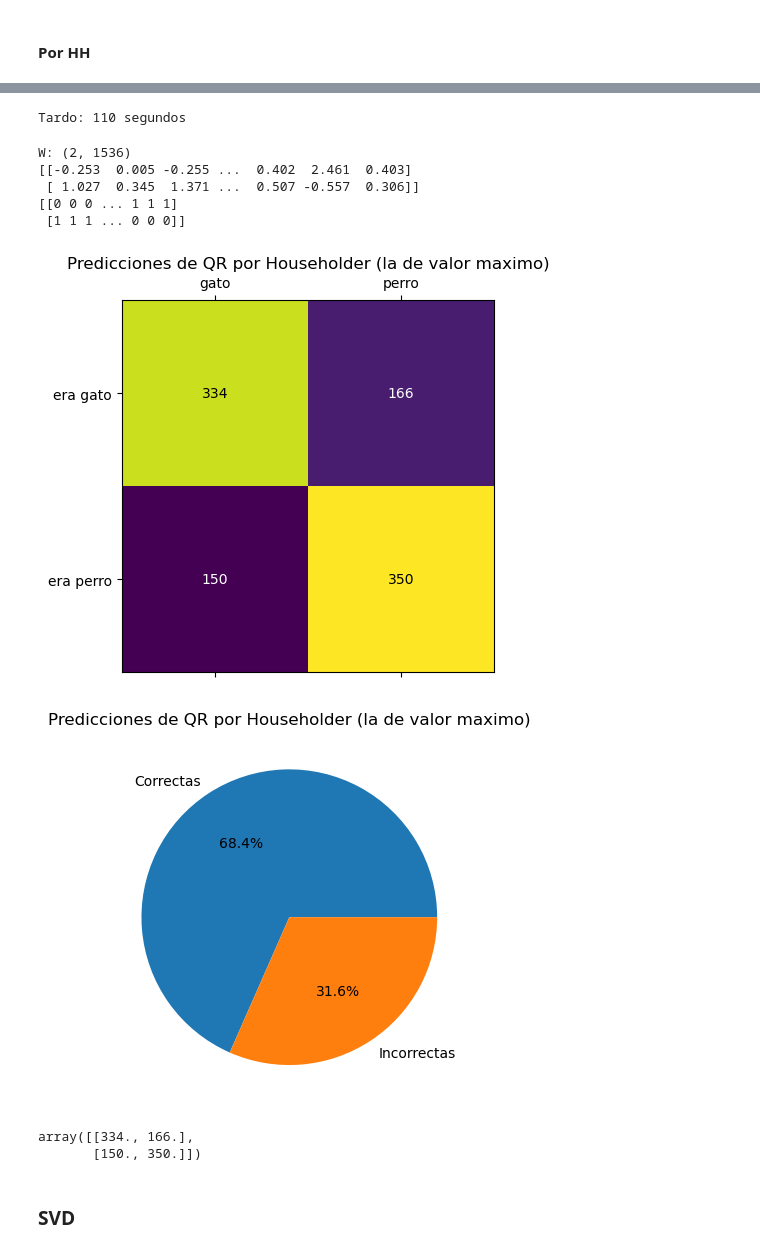
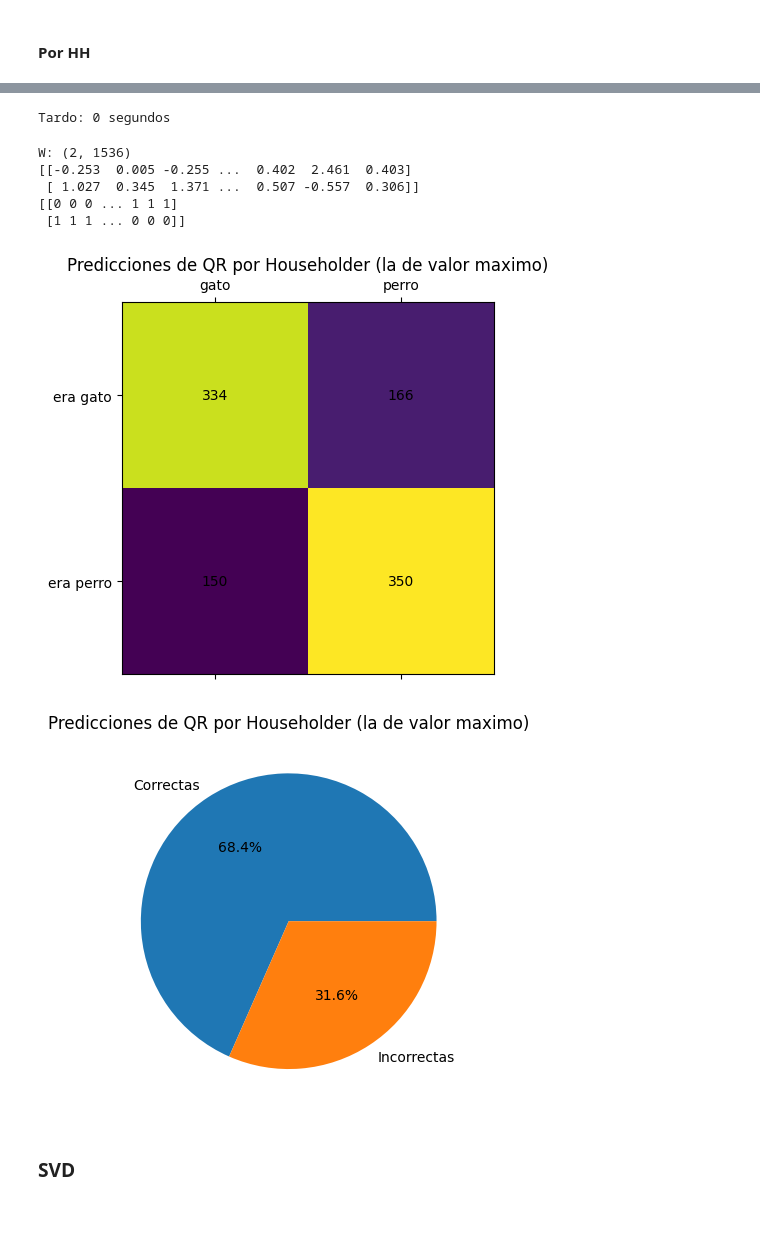
Before and after one commit to Jeremias01/TpYLabosAlc, a Jupyter notebook: TP/alc.ipynb, the cells around one changed output, grey strips where cells are left out. Saved outputs shown, nothing was run; the diff lists cells and outputs as text; code cells hidden in the pictures; blank space fills up the shorter version.

```diff
--- a/TP/alc.ipynb
+++ b/TP/alc.ipynb
@@ -160,7 +140,7 @@ def graficar_predicciones_de_metodo(nombre_metodo, predicciones, valores_reales)
 
     for i ,row in enumerate(confusion2):
         for j ,val in enumerate(row):
-            plt.text(j, i, f"{int(val)}", ha="center", va="center", color="white" if val < 200 else "black")
+            plt.text(j, i, f"{int(val)}", ha="center", va="center", color="black")
     plt.show()
     pie(confusion2, nombre_metodo + " (la de valor maximo)")
 
@@ -178,5 +158,5 @@ def pie(confusion, nombre_metodo):
     plt.title(f"Predicciones de {nombre_metodo}")
     plt.show()
 
-graficar_predicciones_de_metodo("QR por Gramm-Schmidt", YvProbabilidadesGS, Yv)
+confusionGS = graficar_predicciones_de_metodo("QR por Gramm-Schmidt", YvProbabilidadesGS, Yv)
 # %% [output]
@@ -225,8 +182,9 @@ Calculando W
-# %%
-tiempofinalhh = datetime.now()
-print("Tardo:", (tiempofinalhh-tiempohh).seconds, "segundos")
-# %% [output]
-Tardo: 110 segundos
+# %%
+
+tiempofinalhh = datetime.now()
+print("Tardo:", (tiempofinalhh-tiempohh).seconds, "segundos")
+# %% [output]
+Tardo: 0 segundos
 # %%
 
 # pseudoAssertEquality(WHH, WGS, atol=tol)
@@ -242,9 +200,7 @@ W: (2, 1536)
 [[0 0 0 ... 1 1 1]
  [1 1 1 ... 0 0 0]]
 # %%
-graficar_predicciones_de_metodo("QR por Householder", YvProbabilidadesHH, Yv)
+confusionHH = graficar_predicciones_de_metodo("QR por Householder", YvProbabilidadesHH, Yv)
 # %% [output]
-[figure, old version]
+[figure, new version]
-[figure, old version]
+[figure, new version]
-array([[334., 166.],
-       [150., 350.]])
```
Also changed, not shown: parts of 21 cells of this notebook.
